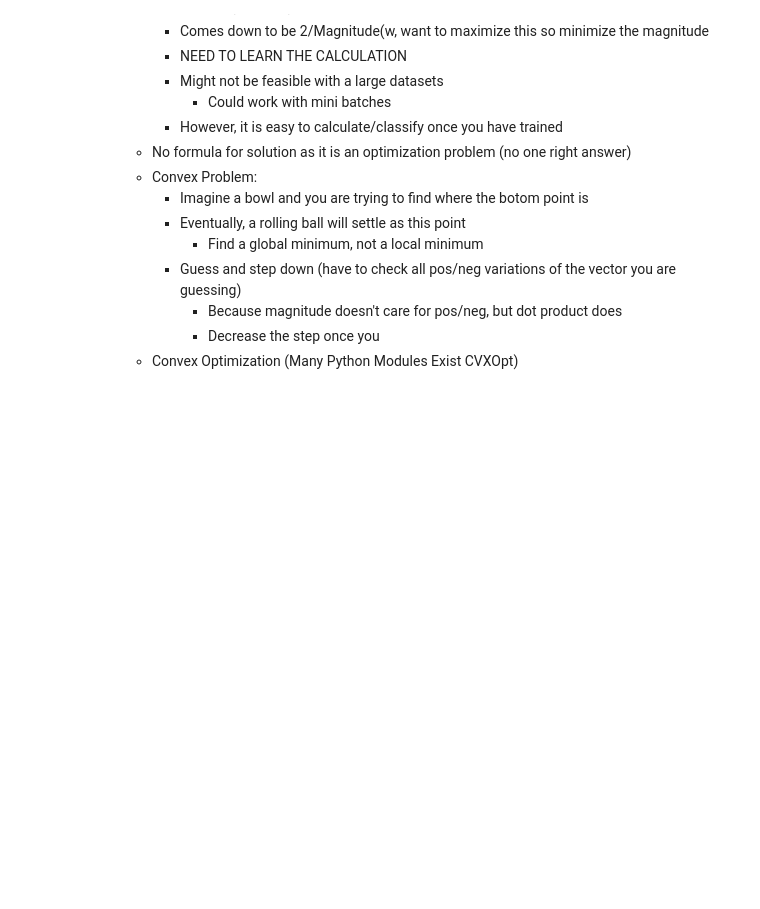
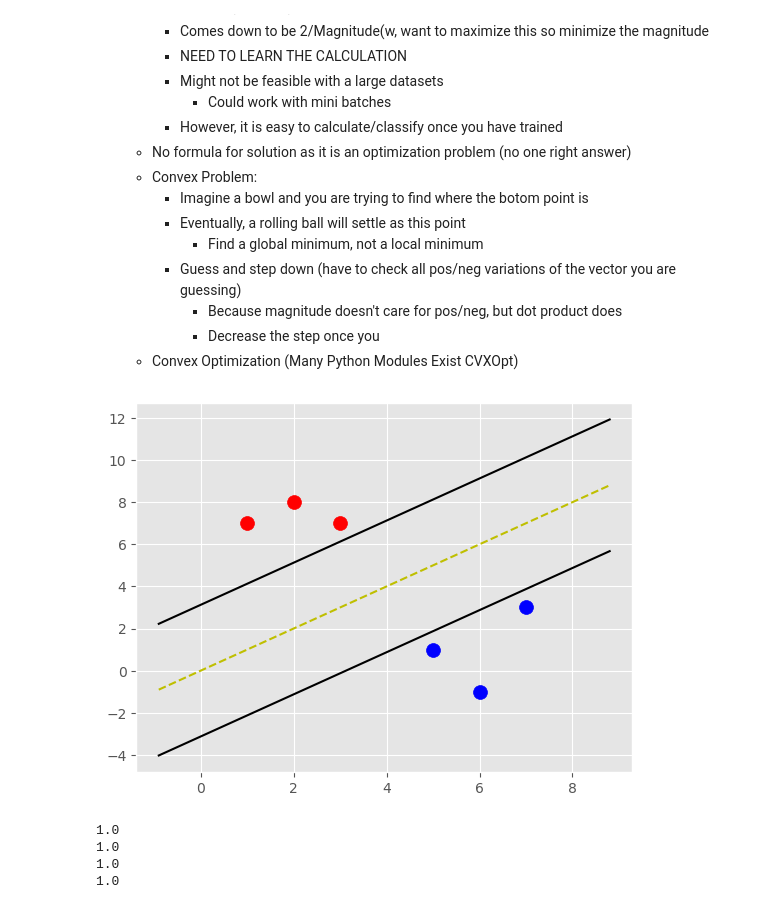
Before and after one commit to kahshiuhtang/ML, a Jupyter notebook: SVM/SVM.ipynb, the cells around one changed output. Saved outputs shown, nothing was run; the diff lists cells and outputs as text; code cells hidden in the pictures; blank space fills up the shorter version.

```diff
--- a/SVM/SVM.ipynb
+++ b/SVM/SVM.ipynb
@@ -62,3 +62,8 @@ print(acc)
             * Because magnitude doesn't care for pos/neg, but dot product does
             * Decrease the step once you
     * Convex Optimization (Many Python Modules Exist CVXOpt)
+# %%
+import matplotlib.pyplot as plt
+from matplotlib import style
+import numpy as np
+style.use('ggplot')
@@ -64,0 +169,16 @@ print(acc)
+# %%
+svm = Support_Vector_Machine()
+svm.fit(data=data_dict)
+svm.visualize() #Similar to a road
+# %% [output]
+[figure, added]
+# %%
+predict_us = [[0,10],[1,3],[3,4],[3,5]]
+for x in predict_us:
+    print(svm.predict(x))
+svm.visualize()
+# %% [output]
+1.0
+1.0
+1.0
+1.0
```
Also changed, not shown: parts of 2 cells of this notebook.
